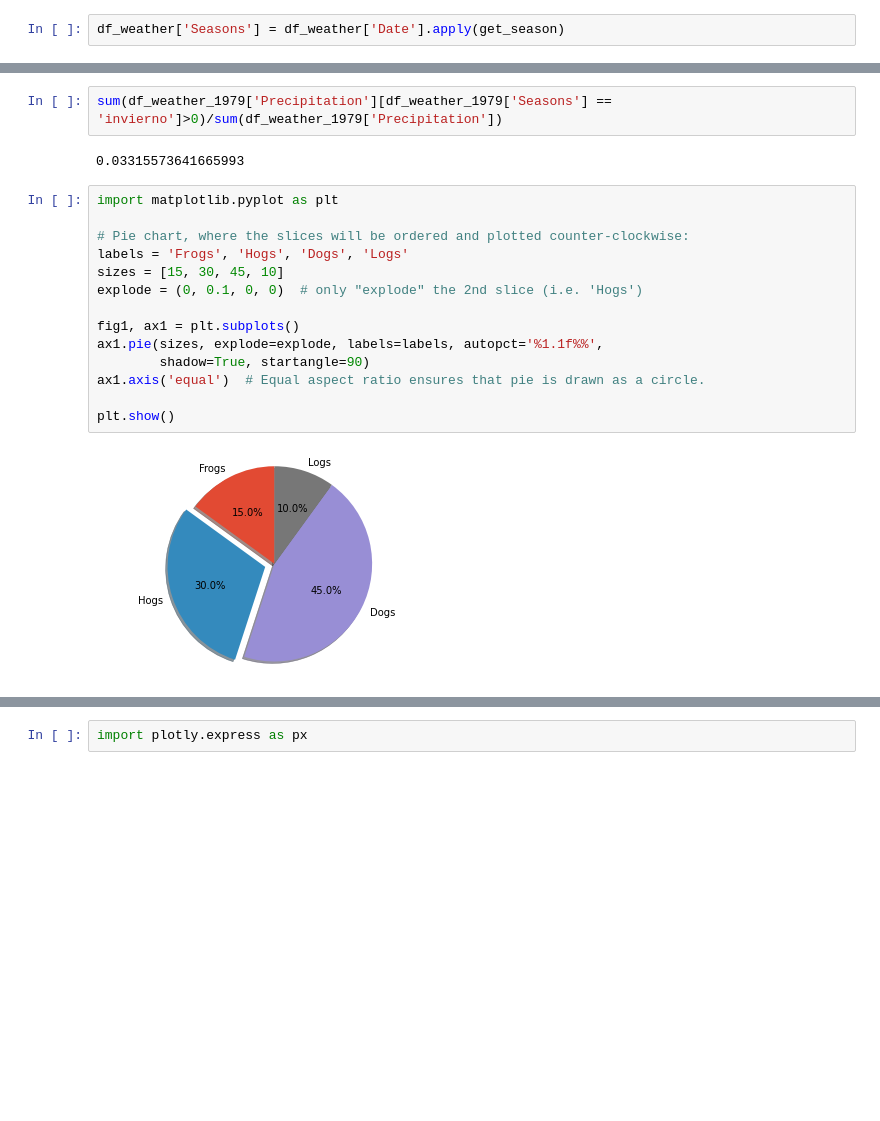
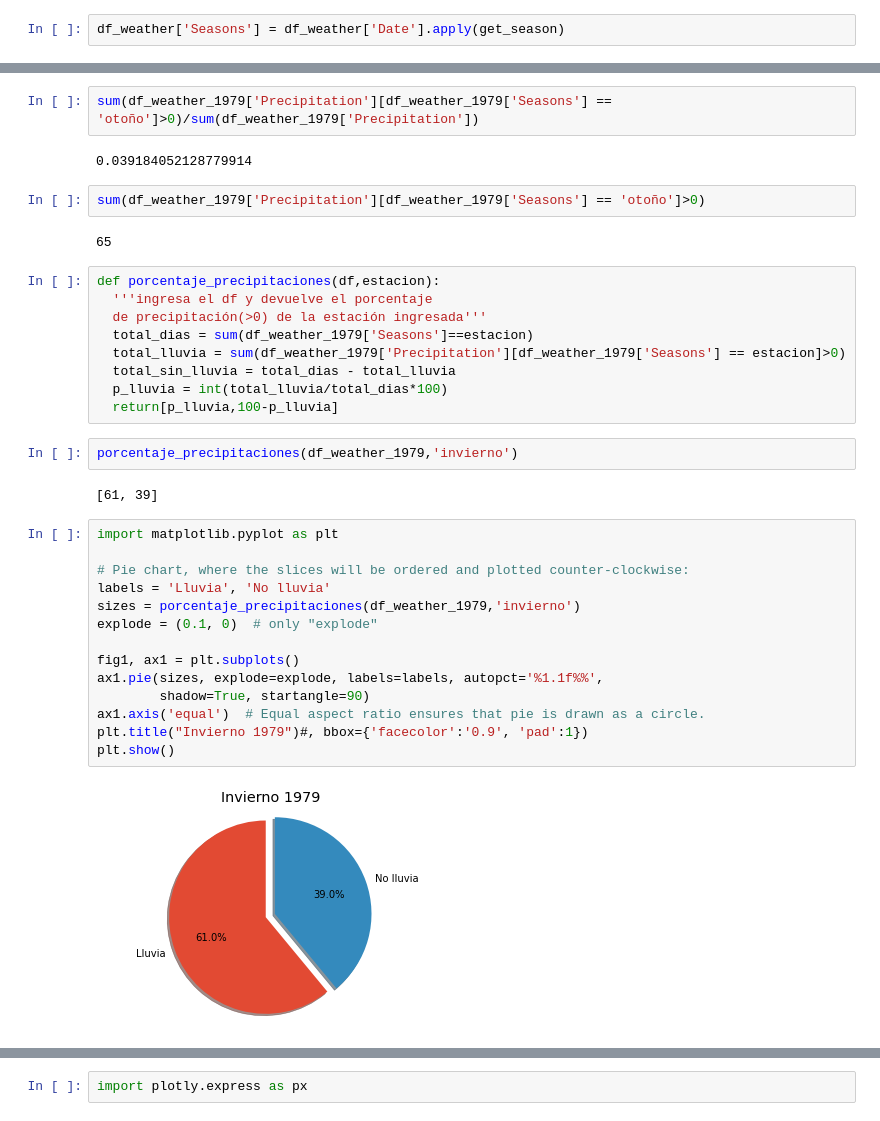
Before and after one commit to cocodibuja/scipyla2021, a Jupyter notebook: Scipyla2021.ipynb, the cells around one changed output, grey strips where cells are left out. Saved outputs shown, nothing was run; the diff lists cells and outputs as text; blank space fills up the shorter version.

```diff
--- a/Scipyla2021.ipynb
+++ b/Scipyla2021.ipynb
@@ -333,20 +337,37 @@ df_weather_1979
 # %%
-sum(df_weather_1979['Precipitation'][df_weather_1979['Seasons'] == 'invierno']>0)/sum(df_weather_1979['Precipitation'])
+sum(df_weather_1979['Precipitation'][df_weather_1979['Seasons'] == 'otoño']>0)/sum(df_weather_1979['Precipitation'])
 # %% [output]
-0.03315573641665993
+0.039184052128779914
+# %%
+sum(df_weather_1979['Precipitation'][df_weather_1979['Seasons'] == 'otoño']>0)
+# %% [output]
+65
+# %%
+def porcentaje_precipitaciones(df,estacion):
+  '''ingresa el df y devuelve el porcentaje
+  de precipitación(>0) de la estación ingresada'''
+  total_dias = sum(df_weather_1979['Seasons']==estacion)
+  total_lluvia = sum(df_weather_1979['Precipitation'][df_weather_1979['Seasons'] == estacion]>0)
+  total_sin_lluvia = total_dias - total_lluvia
+  p_lluvia = int(total_lluvia/total_dias*100)
+  return[p_lluvia,100-p_lluvia]
+# %%
+porcentaje_precipitaciones(df_weather_1979,'invierno')
+# %% [output]
+[61, 39]
 # %%
 import matplotlib.pyplot as plt
 
 # Pie chart, where the slices will be ordered and plotted counter-clockwise:
-labels = 'Frogs', 'Hogs', 'Dogs', 'Logs'
-sizes = [15, 30, 45, 10]
-explode = (0, 0.1, 0, 0)  # only "explode" the 2nd slice (i.e. 'Hogs')
+labels = 'Lluvia', 'No lluvia'
+sizes = porcentaje_precipitaciones(df_weather_1979,'invierno')
+explode = (0.1, 0)  # only "explode"
 
 fig1, ax1 = plt.subplots()
 ax1.pie(sizes, explode=explode, labels=labels, autopct='%1.1f%%',
         shadow=True, startangle=90)
 ax1.axis('equal')  # Equal aspect ratio ensures that pie is drawn as a circle.
-
+plt.title("Invierno 1979")#, bbox={'facecolor':'0.9', 'pad':1})
 plt.show()
 # %% [output]
-[figure, old version]
+[figure, new version]
```
Also changed, not shown: parts of 15 cells of this notebook.
